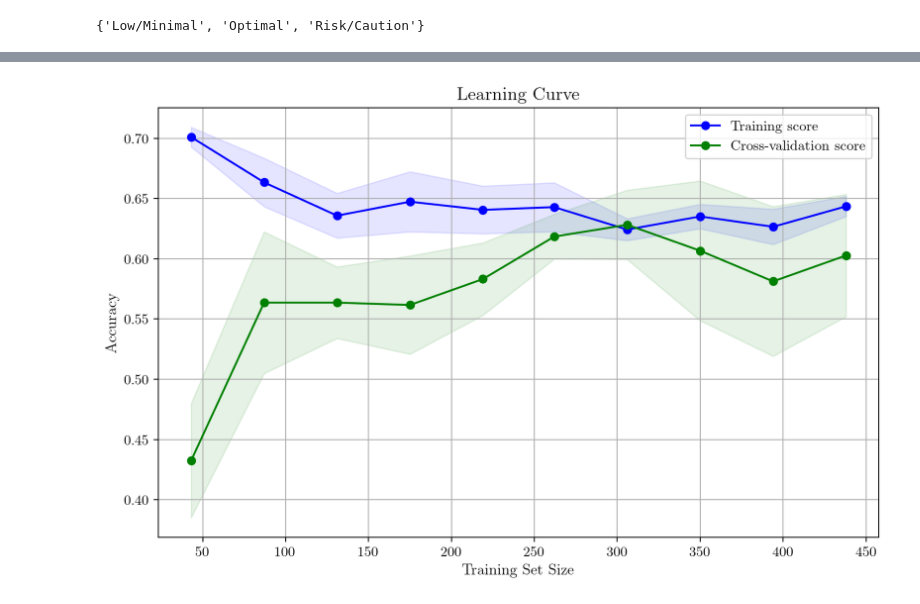
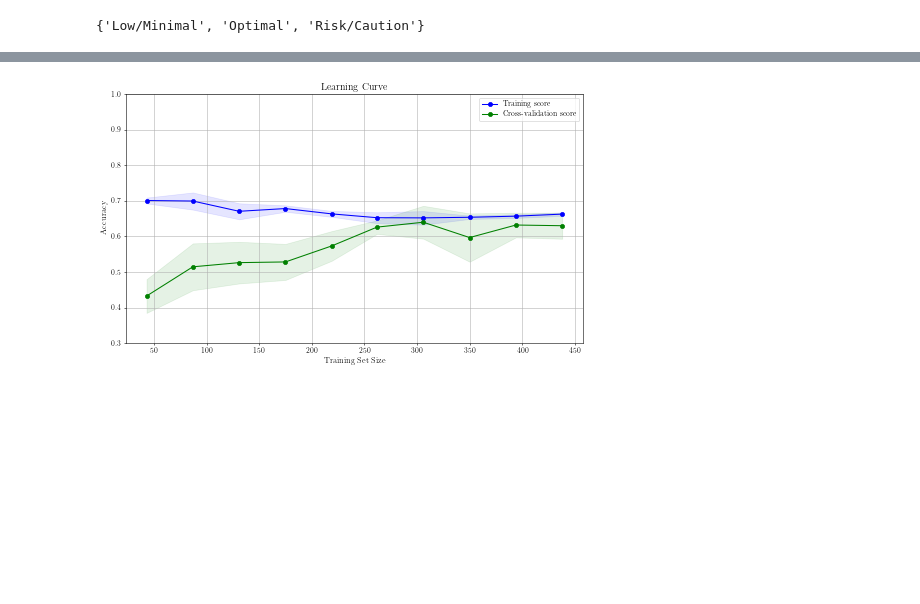
Before and after one commit to jepe06/Project-One---Fatigue-Index, a Jupyter notebook: Model DTree.ipynb, the cells around one changed output, grey strips where cells are left out. Saved outputs shown, nothing was run; the diff lists cells and outputs as text; code cells hidden in the pictures; blank space fills up the shorter version.

Commit message:
DTREE feito

```diff
--- a/Model DTree.ipynb
+++ b/Model DTree.ipynb
@@ -3,18 +3,10 @@
 # %%
 import pandas as pd
 import numpy as np
-from sklearn.model_selection import KFold, cross_val_score
+import matplotlib.pyplot as plt
 from sklearn.preprocessing import StandardScaler
-import scipy.stats as stats
-from sklearn.svm import SVC
-from sklearn.model_selection import learning_curve
-import matplotlib.pyplot as plt
-from sklearn.model_selection import train_test_split, RandomizedSearchCV
-from sklearn.tree import DecisionTreeClassifier
-from sklearn.metrics import accuracy_score
-import matplotlib.pyplot as plt
-from sklearn.tree import plot_tree
-from matplotlib.colors import ListedColormap
+from sklearn.tree import DecisionTreeClassifier, plot_tree
+from sklearn.model_selection import learning_curve, train_test_split, RandomizedSearchCV
 
 plt.rcParams.update({
         "text.usetex": True,              # If you want to use LaTeX fonts in text
@@ -26,7 +18,7 @@ plt.rcParams.update({
         "ytick.labelsize": 11,             # Y-axis tick labels font size
         "figure.figsize": (5, 5*0.8),
         "savefig.dpi": 1200,               # DPI for high-quality PNG/JPEG
-        "figure.dpi": 200,
+        "figure.dpi": 50#200,
     })
 # %%
 #df = pd.read_csv('08notsmote_FEAUTURES.csv')
@@ -56,7 +48,7 @@ set(y_train)
 {'Low/Minimal', 'Optimal', 'Risk/Caution'}
 # %%
 # Initialize the DecisionTreeClassifier
-dt = DecisionTreeClassifier(random_state=34342)
+dt = DecisionTreeClassifier(random_state=42)
 # Define the parameter grid
 param_distributions = {
     'criterion': ['gini', 'entropy'],  # Splitting criterion
@@ -64,7 +56,7 @@ param_distributions = {
     'max_depth': np.arange(2, 9),  # Depth of the tree
     'min_samples_split': np.arange(5, 21, 2),  # Minimum samples to split
     'min_samples_leaf': np.arange(3, 11),  # Minimum samples per leaf
-    'max_features': [None, 'sqrt', 'log2'],  # Number of features to consider
+    #'max_features': [None],  # Number of features to consider
     #'class_weight': [
     #    {"Low/Minimal": 1, "Optimal": 0.8, "Risk/Caution": 1},  # Existing weights
     #    {"Low/Minimal": 1, "Optimal": 1.1, "Risk/Caution": 1},  # Example alternative
@@ -80,7 +72,7 @@ random_search = RandomizedSearchCV(
     cv=8,  # Cross-validation folds
     scoring='accuracy',  # Evaluation metric
     n_jobs=-1,  # Use all available cores
-    random_state=21
+    random_state= 42,  # Random seed
 )
 
 # Fit to the training data
@@ -121,33 +114,36 @@ plt.show()
 # %%
 train_sizes, train_scores, test_scores = learning_curve(
     best_model, X_train, y_train, cv=7, scoring='accuracy', n_jobs=-1
 )
 
 # Generate learning curve
 train_sizes, train_scores, test_scores = learning_curve(
     best_model, X_train, y_train, cv=7, scoring='accuracy', n_jobs=-1, train_sizes=np.linspace(0.1, 1.0, 10)
 )
 
 # Calculate mean and std for plotting
 train_mean = np.mean(train_scores, axis=1)
 train_std = np.std(train_scores, axis=1)
 test_mean = np.mean(test_scores, axis=1)
 test_std = np.std(test_scores, axis=1)
 
 # Plot the learning curve
 plt.figure(figsize=(10, 6))
 plt.plot(train_sizes, train_mean, 'o-', label="Training score", color="blue")
 plt.fill_between(train_sizes, train_mean - train_std, train_mean + train_std, alpha=0.1, color="blue")
 plt.plot(train_sizes, test_mean, 'o-', label="Cross-validation score", color="green")
 plt.fill_between(train_sizes, test_mean - test_std, test_mean + test_std, alpha=0.1, color="green")
 plt.title("Learning Curve")
 plt.xlabel("Training Set Size")
 plt.ylabel("Accuracy")
 plt.legend(loc="best")
 plt.grid()
+plt.ylim(0.3, 1.0)
+plt.tight_layout()
+plt.savefig('assets/DTREE_LearningCurve.png', transparent=True)
 plt.show()
 # %% [output]
-[figure, old version]
+[figure, new version]
 # %%
 import matplotlib.pyplot as plt
 from sklearn.metrics import confusion_matrix, ConfusionMatrixDisplay
```
Also changed, not shown: parts of 8 cells of this notebook, 4 other files.
